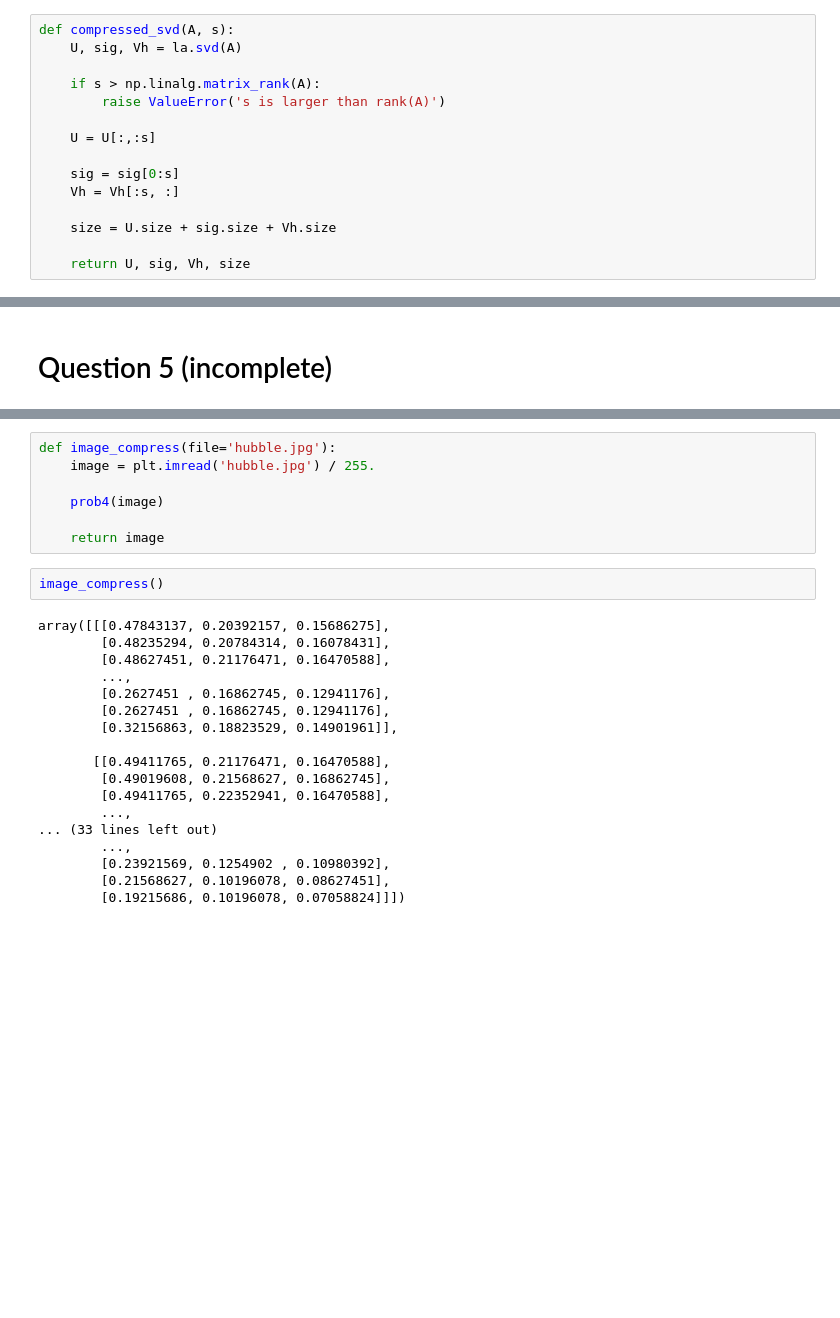
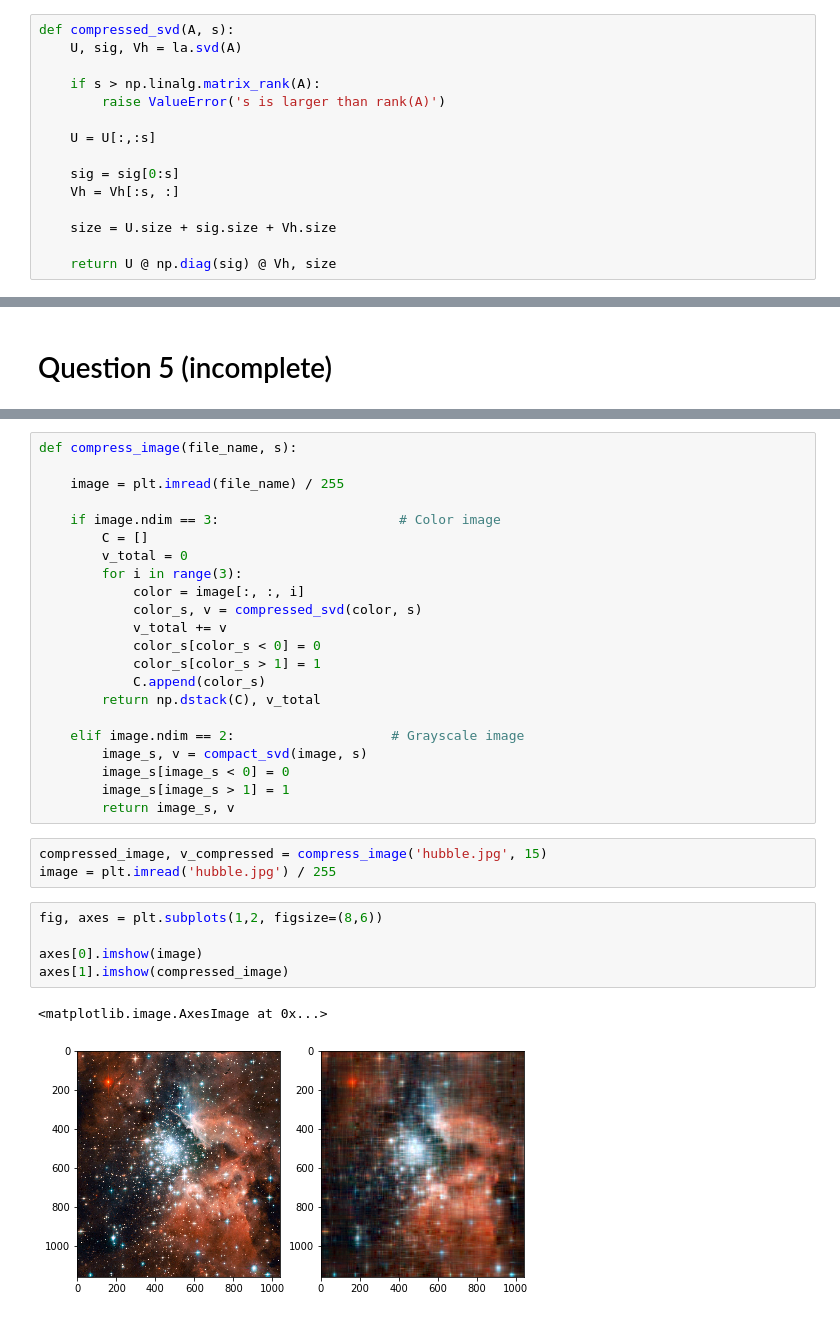
Before and after one commit to Alexander-Weinberg/BootCamp2018, a Jupyter notebook: ProbSets/Comp/ProbSet3/SVD.ipynb, the cells around one changed output, grey strips where cells are left out. Cells and saved outputs as stored; diff of their text form; blank space fills up the shorter version.

```diff
--- a/ProbSets/Comp/ProbSet3/SVD.ipynb
+++ b/ProbSets/Comp/ProbSet3/SVD.ipynb
@@ -77,6 +77,6 @@ def compressed_svd(A, s):
 
     size = U.size + sig.size + Vh.size
 
-    return U, sig, Vh, size
+    return U @ np.diag(sig) @ Vh, size
 # %%
 A = np.random.random((20,20))
@@ -122,27 +131,33 @@ plt.show()
+# %%
+def compress_image(file_name, s):
+
+    image = plt.imread(file_name) / 255
+
+    if image.ndim == 3:                       # Color image
+        C = []
+        v_total = 0
+        for i in range(3):
+            color = image[:, :, i]
+            color_s, v = compressed_svd(color, s)
+            v_total += v
+            color_s[color_s < 0] = 0
+            color_s[color_s > 1] = 1
+            C.append(color_s)
+        return np.dstack(C), v_total
+
+    elif image.ndim == 2:                    # Grayscale image
+        image_s, v = compact_svd(image, s)
+        image_s[image_s < 0] = 0
+        image_s[image_s > 1] = 1
+        return image_s, v
 # %%
-def image_compress(file='hubble.jpg'):
-    image = plt.imread('hubble.jpg') / 255.
-
-    prob4(image)
-
-    return image
+compressed_image, v_compressed = compress_image('hubble.jpg', 15)
+image = plt.imread('hubble.jpg') / 255
-# %%
-image_compress()
-# %% [output]
-array([[[0.47843137, 0.20392157, 0.15686275],
-        [0.48235294, 0.20784314, 0.16078431],
-        [0.48627451, 0.21176471, 0.16470588],
-        ...,
-        [0.2627451 , 0.16862745, 0.12941176],
-        [0.2627451 , 0.16862745, 0.12941176],
-        [0.32156863, 0.18823529, 0.14901961]],
-
-       [[0.49411765, 0.21176471, 0.16470588],
-        [0.49019608, 0.21568627, 0.16862745],
-        [0.49411765, 0.22352941, 0.16470588],
-        ...,
-... (33 lines left out)
-        ...,
-        [0.23921569, 0.1254902 , 0.10980392],
-        [0.21568627, 0.10196078, 0.08627451],
-        [0.19215686, 0.10196078, 0.07058824]]])
+# %%
+fig, axes = plt.subplots(1,2, figsize=(8,6))
+
+axes[0].imshow(image)
+axes[1].imshow(compressed_image)
+# %% [output]
+<matplotlib.image.AxesImage at 0x...>
+[figure, added]
```
Also changed, not shown: parts of 11 cells of this notebook, 5 other files.
